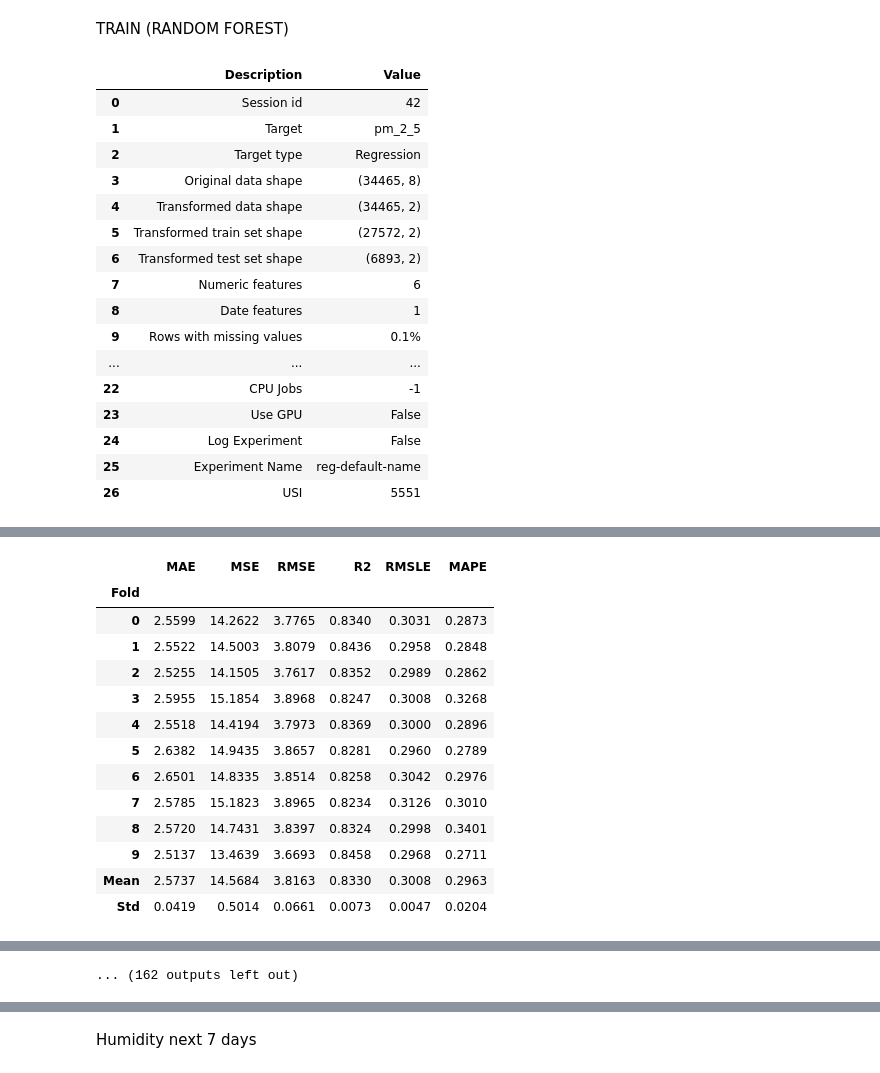
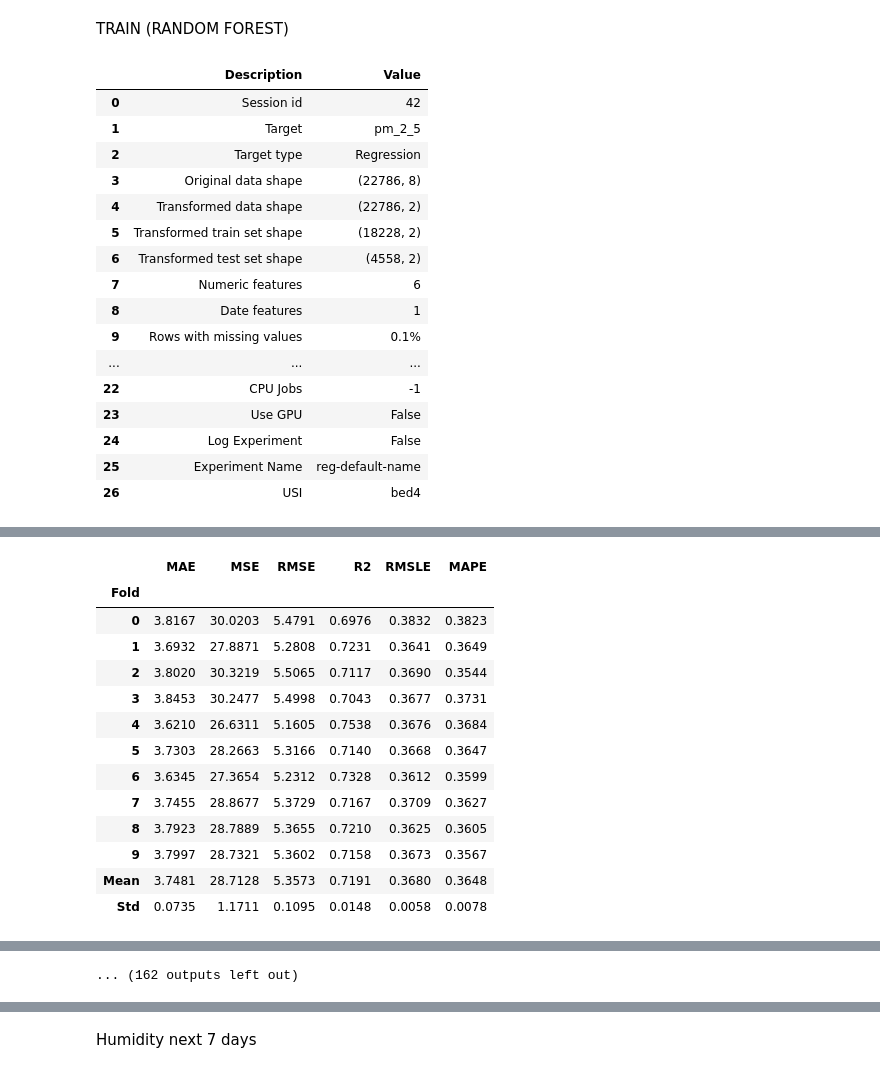
Before and after one commit to pisitklinnoy/pm_2.5_Term_Project, a Jupyter notebook: test.ipynb, the cells around one changed output, grey strips where cells are left out. Cells and saved outputs as stored; diff of their text form; code cells hidden in the pictures.

```diff
--- a/test.ipynb
+++ b/test.ipynb
@@ -29,7 +29,7 @@ from datetime import timedelta
 import numpy as np
 
 # โหลดไฟล์ CSV
-file_path = "D:\Term_Project\pm_2.5\cleaned_data (2)-7.csv"
+file_path = "D:\Term_Project\pm_2.5\export-jsps013-1h.csv"
 df = pd.read_csv(file_path)
 
 # แปลง datetime เป็นชนิด datetime
@@ -179,7 +183,7 @@ from datetime import timedelta
 import numpy as np
 
 # โหลดไฟล์ CSV
-file_path = "D:\Term_Project\pm_2.5\cleaned_data (2)-7days.csv"
+file_path = "D:\Term_Project\pm_2.5\export-jsps013-1h-7days.csv"
 df = pd.read_csv(file_path)
 
 # แปลง datetime เป็นชนิด datetime
@@ -266,50 +270,50 @@ for i in range(len(future_data)):
 predictions = predict_model(model, data=future_data)
 
 # หาชื่อคอลัมน์การทำนายที่ถูกต้อง
 prediction_column = [col for col in predictions.columns if "predict" in col.lower()]
 if prediction_column:
     prediction_column = prediction_column[0]
     print(predictions[["datetime", prediction_column]])
 else:
     print("ไม่พบคอลัมน์การทำนาย ลองแสดงผลทั้งหมด:")
     print(predictions.head())
 
 # # บันทึกผลลัพธ์เป็นไฟล์ CSV
 # predictions.to_csv("D:/Term_Project/pm_2.5/predicted_pm25.csv", index=False)
 # print("บันทึกผลลัพธ์การพยากรณ์สำเร็จ!")
 # %% [output]
 |  | Description | Value |
 | 0 | Session id | 42 |
 | 1 | Target | pm_2_5 |
 | 2 | Target type | Regression |
-| 3 | Original data shape | (34465, 8) |
-| 4 | Transformed data shape | (34465, 2) |
-| 5 | Transformed train set shape | (27572, 2) |
-| 6 | Transformed test set shape | (6893, 2) |
+| 3 | Original data shape | (22786, 8) |
+| 4 | Transformed data shape | (22786, 2) |
+| 5 | Transformed train set shape | (18228, 2) |
+| 6 | Transformed test set shape | (4558, 2) |
 | 7 | Numeric features | 6 |
 | 8 | Date features | 1 |
 | 9 | Rows with missing values | 0.1% |
 | ... | ... | ... |
 | 22 | CPU Jobs | -1 |
 | 23 | Use GPU | False |
 | 24 | Log Experiment | False |
 | 25 | Experiment Name | reg-default-name |
-| 26 | USI | 5551 |
+| 26 | USI | bed4 |
 [interactive output not drawn]
 |  | MAE | MSE | RMSE | R2 | RMSLE | MAPE |
 | Fold |  |  |  |  |  |  |
-| 0 | 2.5599 | 14.2622 | 3.7765 | 0.8340 | 0.3031 | 0.2873 |
-| 1 | 2.5522 | 14.5003 | 3.8079 | 0.8436 | 0.2958 | 0.2848 |
-| 2 | 2.5255 | 14.1505 | 3.7617 | 0.8352 | 0.2989 | 0.2862 |
-| 3 | 2.5955 | 15.1854 | 3.8968 | 0.8247 | 0.3008 | 0.3268 |
-| 4 | 2.5518 | 14.4194 | 3.7973 | 0.8369 | 0.3000 | 0.2896 |
-| 5 | 2.6382 | 14.9435 | 3.8657 | 0.8281 | 0.2960 | 0.2789 |
-| 6 | 2.6501 | 14.8335 | 3.8514 | 0.8258 | 0.3042 | 0.2976 |
-| 7 | 2.5785 | 15.1823 | 3.8965 | 0.8234 | 0.3126 | 0.3010 |
-| 8 | 2.5720 | 14.7431 | 3.8397 | 0.8324 | 0.2998 | 0.3401 |
-| 9 | 2.5137 | 13.4639 | 3.6693 | 0.8458 | 0.2968 | 0.2711 |
-| Mean | 2.5737 | 14.5684 | 3.8163 | 0.8330 | 0.3008 | 0.2963 |
-| Std | 0.0419 | 0.5014 | 0.0661 | 0.0073 | 0.0047 | 0.0204 |
+| 0 | 3.8167 | 30.0203 | 5.4791 | 0.6976 | 0.3832 | 0.3823 |
+| 1 | 3.6932 | 27.8871 | 5.2808 | 0.7231 | 0.3641 | 0.3649 |
+| 2 | 3.8020 | 30.3219 | 5.5065 | 0.7117 | 0.3690 | 0.3544 |
+| 3 | 3.8453 | 30.2477 | 5.4998 | 0.7043 | 0.3677 | 0.3731 |
+| 4 | 3.6210 | 26.6311 | 5.1605 | 0.7538 | 0.3676 | 0.3684 |
+| 5 | 3.7303 | 28.2663 | 5.3166 | 0.7140 | 0.3668 | 0.3647 |
+| 6 | 3.6345 | 27.3654 | 5.2312 | 0.7328 | 0.3612 | 0.3599 |
+| 7 | 3.7455 | 28.8677 | 5.3729 | 0.7167 | 0.3709 | 0.3627 |
+| 8 | 3.7923 | 28.7889 | 5.3655 | 0.7210 | 0.3625 | 0.3605 |
+| 9 | 3.7997 | 28.7321 | 5.3602 | 0.7158 | 0.3673 | 0.3567 |
+| Mean | 3.7481 | 28.7128 | 5.3573 | 0.7191 | 0.3680 | 0.3648 |
+| Std | 0.0735 | 1.1711 | 0.1095 | 0.0148 | 0.0058 | 0.0078 |
 [interactive output not drawn]
 [interactive output not drawn]
 [interactive output not drawn]
```
Also changed, not shown: parts of 5 cells of this notebook, 6 other files.
